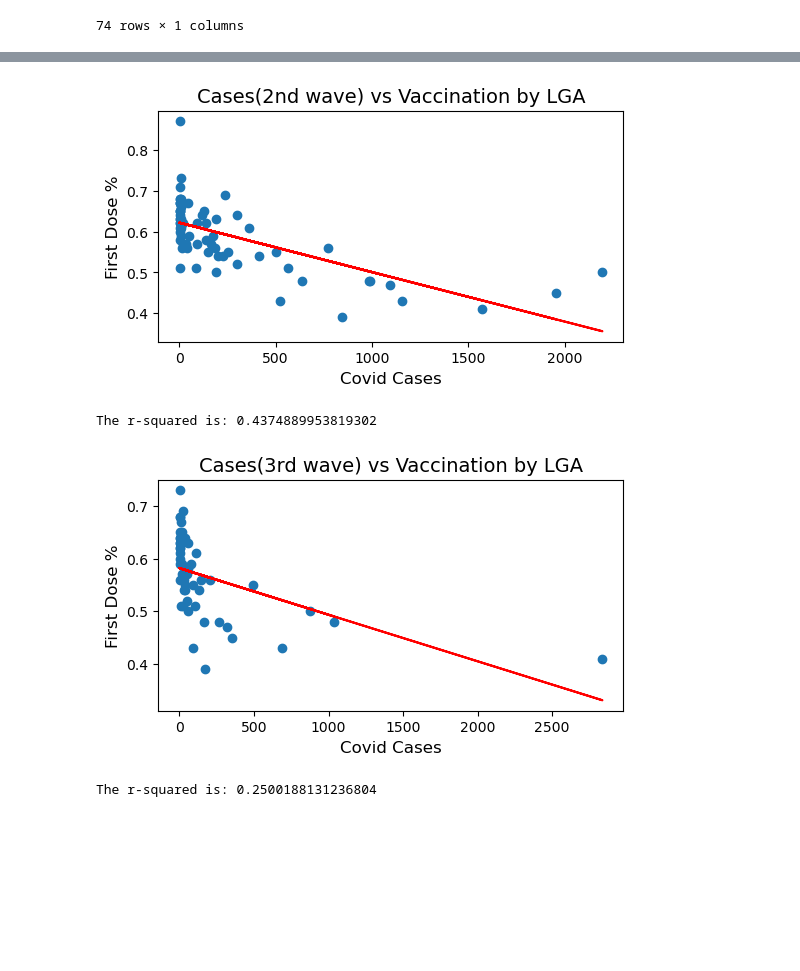
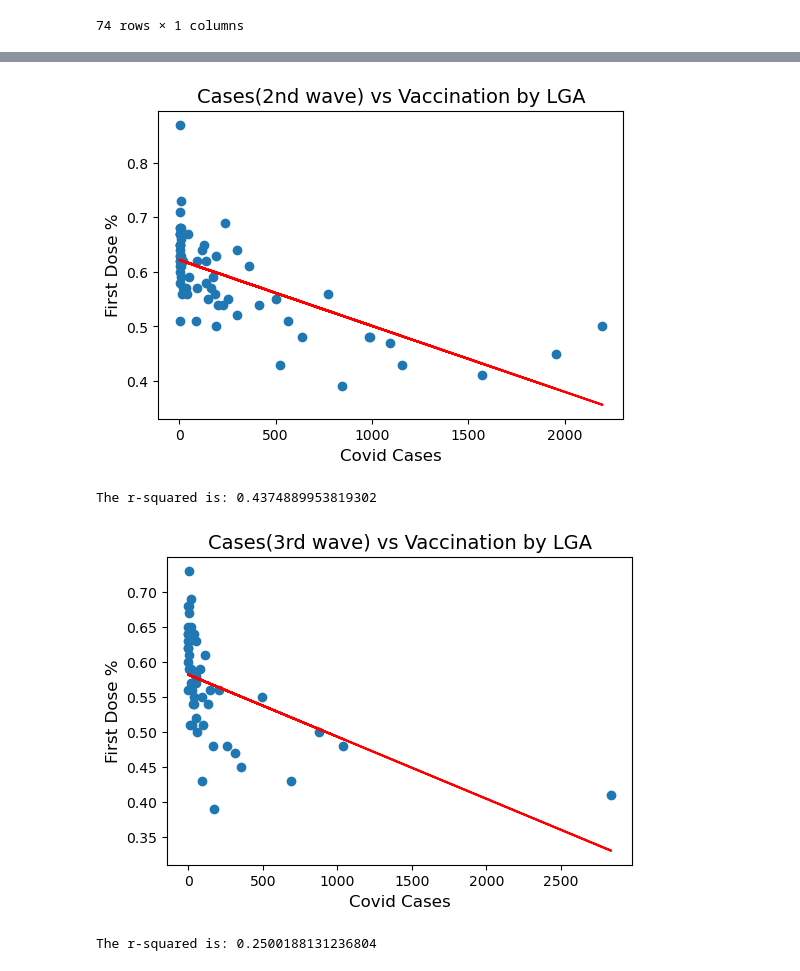
Before and after one commit to BenPickles85/bootcamp-project-1, a Jupyter notebook: LGA Cases vs Vax.ipynb, the cells around one changed output, grey strips where cells are left out. Cells and saved outputs as stored; diff of their text form; code cells hidden in the pictures; blank space fills up the shorter version.

```diff
--- a/LGA Cases vs Vax.ipynb
+++ b/LGA Cases vs Vax.ipynb
@@ -267,26 +269,27 @@ lga_covid_2nd = pd.DataFrame({"Covid Cases" : covid_count_2nd})
 # %%
 #Plot cases by LGA in second wave against LGA vaccinations rates
 merged_df_2 = pd.merge(lga_covid_2nd, lga_vacc, how="inner", on="LGA Name" )
 
 x_values = merged_df_2['Covid Cases']
 y_values = merged_df_2['First Dose %']
 
 (slope, intercept, rvalue, pvalue, stderr) = linregress(x_values, y_values)
 regress_values = x_values * slope + intercept
 line_eq = "y = " + str(round(slope,2)) + "x + " + str(round(intercept,2))
 
-fig1, ax1 = plt.subplots(figsize=(6, 3))
+fig1, ax1 = plt.subplots(figsize=(6, 4))
 plt.scatter(x_values,y_values)
 plt.plot(x_values,regress_values,"r-")
 plt.annotate(line_eq,(0,50),fontsize=10,color="tomato")
 plt.title("Cases(2nd wave) vs Vaccination by LGA",fontsize =14)
 plt.xlabel("Covid Cases",fontsize =12)
 plt.ylabel("First Dose %",fontsize =12)
 plt.annotate(line_eq,(21,37),fontsize=10,color="black")
+plt.savefig("Chart Outputs/2nd Wave Cases vs Vax Rates.png")
 plt.show()
 print(f"The r-squared is: {rvalue**2}")
 # %% [output]
-[figure, old version]
+[figure, new version]
 The r-squared is: 0.4374889953819302
 # %%
 #Plot cases by LGA in second wave against LGA vaccinations rates
@@ -306,7 +309,7 @@ y_values = merged_df_3['First Dose %']
 regress_values = x_values * slope + intercept
 line_eq = "y = " + str(round(slope,2)) + "x + " + str(round(intercept,2))
 
-fig1, ax1 = plt.subplots(figsize=(6, 3))
+fig1, ax1 = plt.subplots(figsize=(6, 4))
 plt.scatter(x_values,y_values)
 plt.plot(x_values,regress_values,"r-")
 plt.annotate(line_eq,(0,50),fontsize=10,color="tomato")
@@ -314,8 +317,9 @@ plt.title("Cases(3rd wave) vs Vaccination by LGA",fontsize =14)
 plt.xlabel("Covid Cases",fontsize =12)
 plt.ylabel("First Dose %",fontsize =12)
 plt.annotate(line_eq,(21,37),fontsize=10,color="black")
+plt.savefig("Chart Outputs/3rd Wave Cases vs Vax Rates.png")
 plt.show()
 print(f"The r-squared is: {rvalue**2}")
 # %% [output]
-[figure, old version]
+[figure, new version]
 The r-squared is: 0.2500188131236804
```
Also changed, not shown: parts of 5 cells of this notebook, 4 other files.
